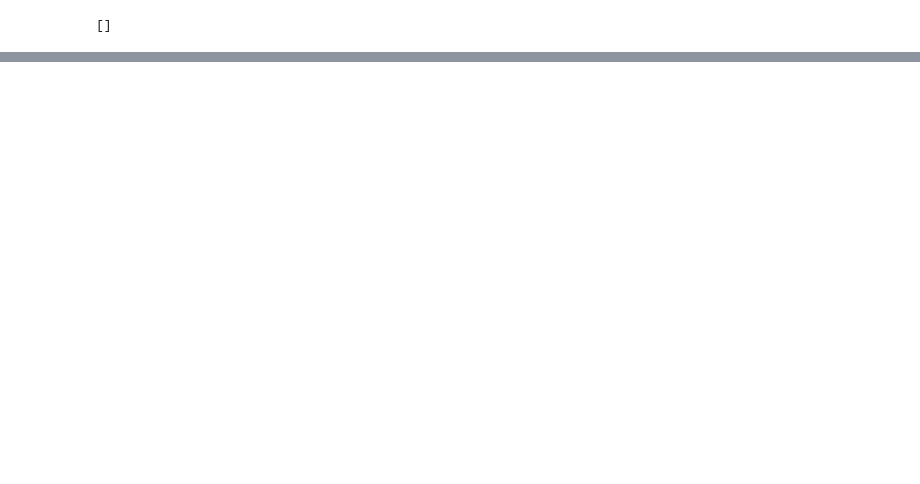
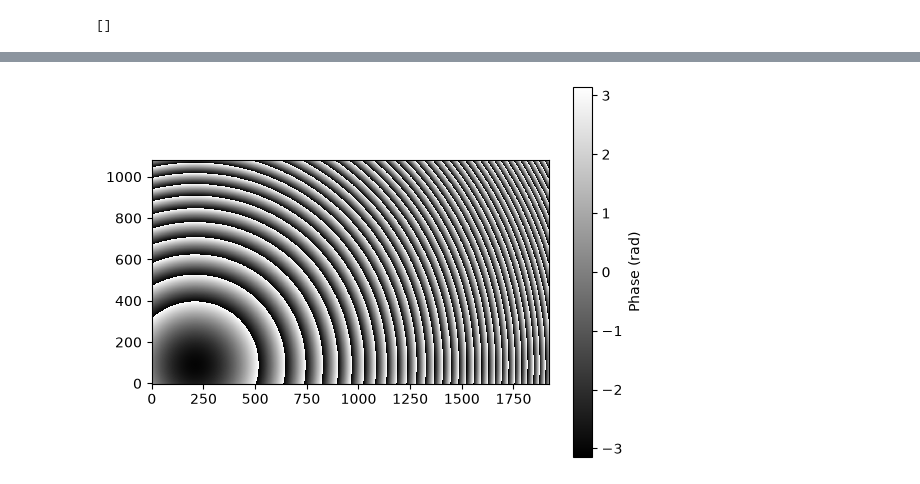
Before and after one commit to MoretzAcc/MoretzSlmControl, a Jupyter notebook: client/src/examples/HerosExample.ipynb, the cells around one changed output, grey strips where cells are left out. Saved outputs shown, nothing was run; the diff lists cells and outputs as text; code cells hidden in the pictures; blank space fills up the shorter version.

```diff
--- a/client/src/examples/HerosExample.ipynb
+++ b/client/src/examples/HerosExample.ipynb
@@ -26,3 +28,7 @@ plotHologram(hologram)
+# %%
+plotHologram(hologram)
+# %% [output]
+[figure, added]
 # %%
 """
 Apply hologram
```
Also changed, not shown: parts of 2 cells of this notebook, 5 other files.
